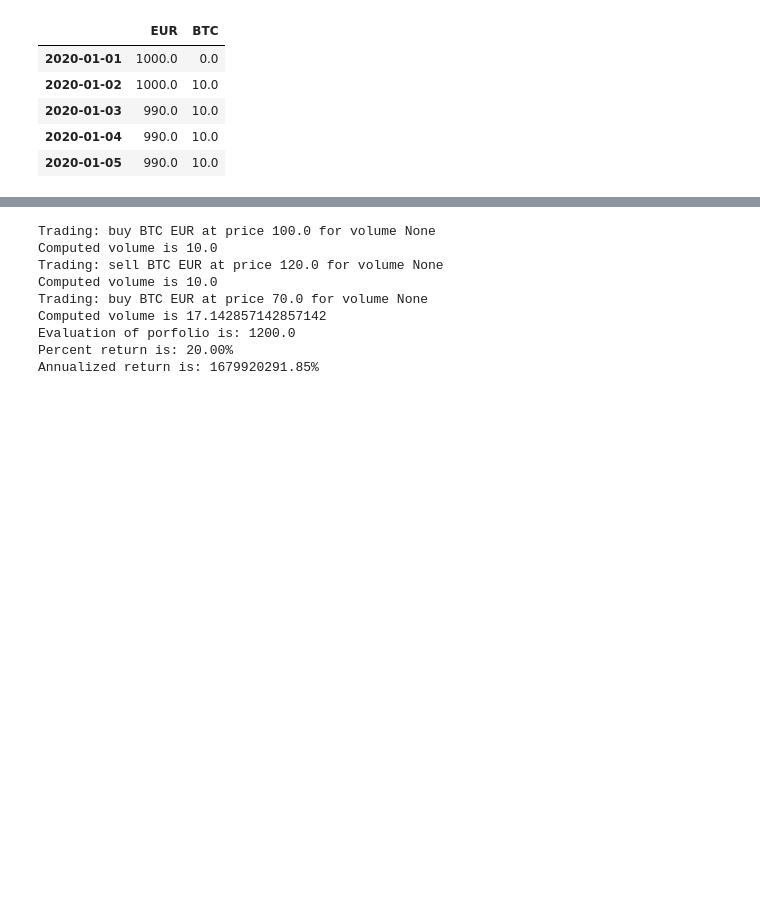
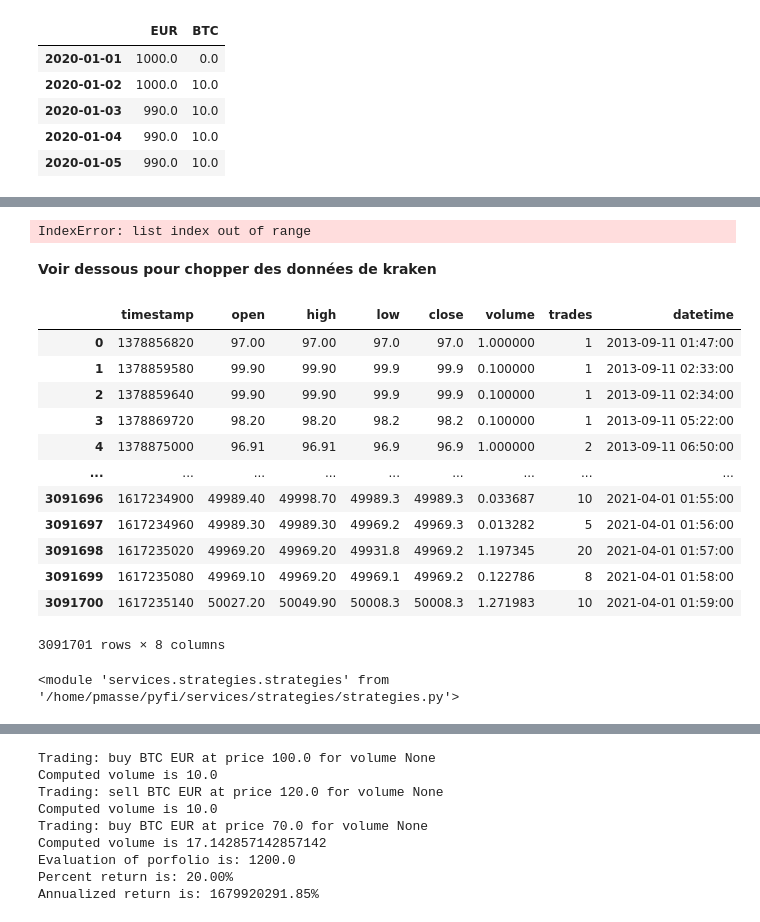
Before and after one commit to UltraDiuve/pyfi, a Jupyter notebook: main.ipynb, the cells around one changed output, grey strips where cells are left out. Saved outputs shown, nothing was run; the diff lists cells and outputs as text; code cells hidden in the pictures; blank space fills up the shorter version.

```diff
--- a/main.ipynb
+++ b/main.ipynb
@@ -144,0 +244,7 @@ strat.generate_signals(3)
+# %%
+strat.evaluate(
+    price_history=price_history,
+    initial_portfolio=portfolio,
+)
+# %% [output]
+IndexError: list index out of range
@@ -144,0 +253,29 @@ strat.generate_signals(3)
+# %% [markdown]
+**Voir dessous pour chopper des données de kraken**
+# %%
+pair = 'XBTEUR'
+ohlc = pd.read_csv(
+    data_path / 'ohlc' / f'{pair}_1.csv',
+    names=['timestamp', 'open', 'high', 'low', 'close', 'volume', 'trades'],
+    index_col=None,
+)
+ohlc['datetime'] = ohlc['timestamp'].apply(lambda x: dt.datetime.fromtimestamp(x))
+ohlc
+# %% [output]
+|  | timestamp | open | high | low | close | volume | trades | datetime |
+| 0 | 1378856820 | 97.00 | 97.00 | 97.0 | 97.0 | 1.000000 | 1 | 2013-09-11 01:47:00 |
+| 1 | 1378859580 | 99.90 | 99.90 | 99.9 | 99.9 | 0.100000 | 1 | 2013-09-11 02:33:00 |
+| 2 | 1378859640 | 99.90 | 99.90 | 99.9 | 99.9 | 0.100000 | 1 | 2013-09-11 02:34:00 |
+| 3 | 1378869720 | 98.20 | 98.20 | 98.2 | 98.2 | 0.100000 | 1 | 2013-09-11 05:22:00 |
+| 4 | 1378875000 | 96.91 | 96.91 | 96.9 | 96.9 | 1.000000 | 2 | 2013-09-11 06:50:00 |
+| ... | ... | ... | ... | ... | ... | ... | ... | ... |
+| 3091696 | 1617234900 | 49989.40 | 49998.70 | 49989.3 | 49989.3 | 0.033687 | 10 | 2021-04-01 01:55:00 |
+| 3091697 | 1617234960 | 49989.30 | 49989.30 | 49969.2 | 49969.3 | 0.013282 | 5 | 2021-04-01 01:56:00 |
+| 3091698 | 1617235020 | 49969.20 | 49969.20 | 49931.8 | 49969.2 | 1.197345 | 20 | 2021-04-01 01:57:00 |
+| 3091699 | 1617235080 | 49969.10 | 49969.20 | 49969.1 | 49969.2 | 0.122786 | 8 | 2021-04-01 01:58:00 |
+| 3091700 | 1617235140 | 50027.20 | 50049.90 | 50008.3 | 50008.3 | 1.271983 | 10 | 2021-04-01 01:59:00 |
+3091701 rows × 8 columns
+# %%
+reload(strategies)
+# %% [output]
+<module 'services.strategies.strategies' from '/home/pmasse/pyfi/services/strategies/strategies.py'>
```
Also changed, not shown: parts of 35 cells of this notebook, 4 other files.
